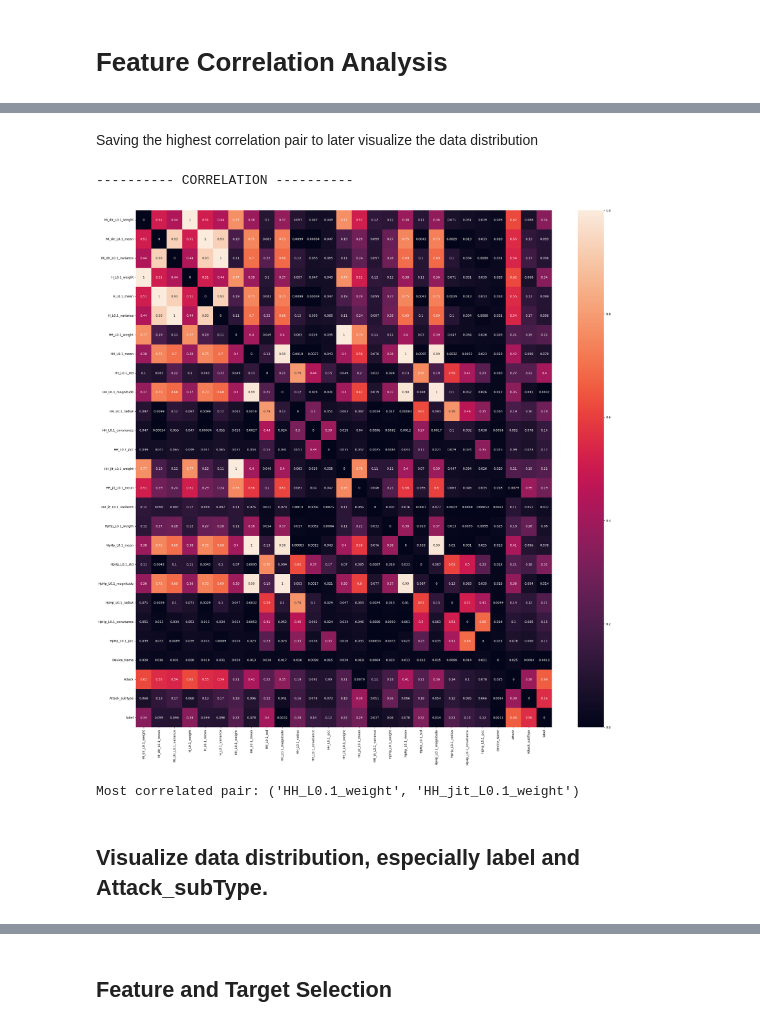
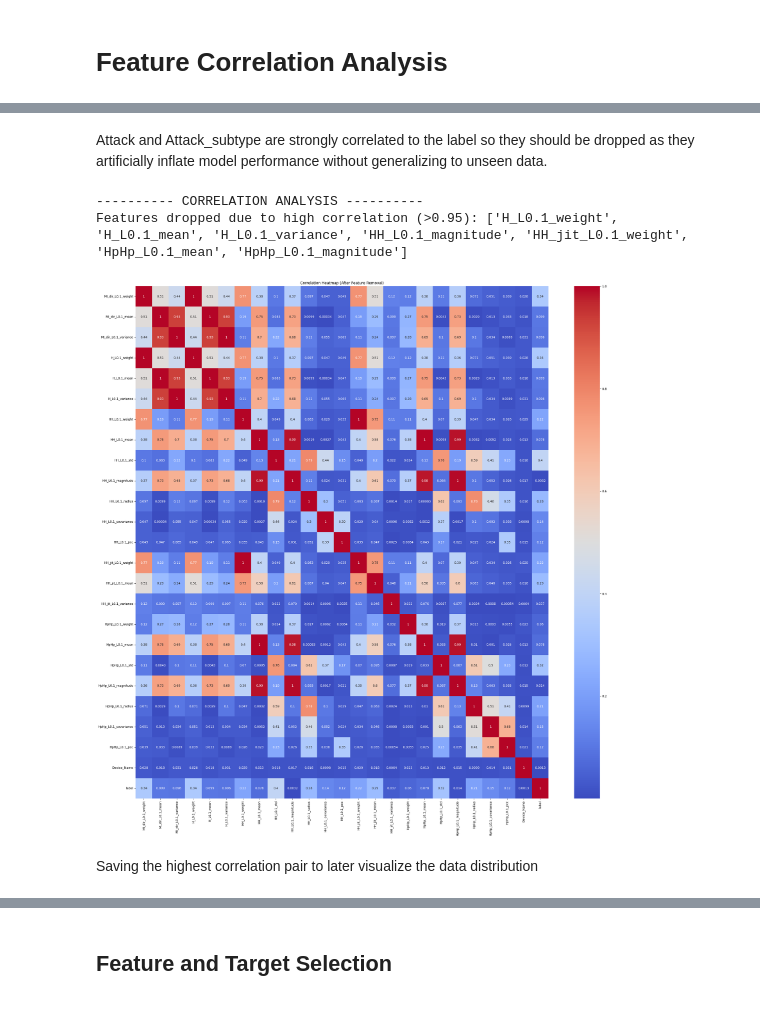
Before and after one commit to HenriqueGuima/IDS-IoT-BotNet, a Jupyter notebook: preprocessing.ipynb, the cells around one changed output, grey strips where cells are left out. Saved outputs shown, nothing was run; the diff lists cells and outputs as text; code cells hidden in the pictures.

```diff
--- a/preprocessing.ipynb
+++ b/preprocessing.ipynb
@@ -57,29 +108,32 @@ Attack_subType: [2 3 4 6 7 1 5 8 0]
+# %% [markdown]
+Attack and Attack_subtype are strongly correlated to the label so they should be dropped as they artificially inflate model performance without generalizing to unseen data.
+# %%
+# Read the data
+df = pd.read_csv('BoTNeTIoT-L01-v2-prepared.csv')
+
+# Function to drop highly correlated features
+def drop_highly_correlated_features(df, threshold=0.95):
+    corr_matrix = df.corr().abs()
+    upper_triangle = corr_matrix.where(np.triu(np.ones(corr_matrix.shape), k=1).astype(bool))
+    to_drop = [column for column in upper_triangle.columns if any(upper_triangle[column] > threshold)]
+    df.drop(columns=to_drop, inplace=True)
+    return df, corr_matrix, to_drop
+
+# Drop highly correlated features
+df, corr, dropped_features = drop_highly_correlated_features(df)
+
+# Print information about dropped features
+print('-'*10, 'CORRELATION ANALYSIS', '-'*10)
+print(f"Features dropped due to high correlation (>{0.95}): {dropped_features}")
+
+# Plot heatmap of updated correlation matrix
+plt.figure(figsize=(30, 30))
+sns.heatmap(corr, annot=True, cmap="coolwarm")
+plt.title('Correlation Heatmap (After Feature Removal)')
+plt.show()
+# %% [output]
+---------- CORRELATION ANALYSIS ----------
+Features dropped due to high correlation (>0.95): ['H_L0.1_weight', 'H_L0.1_mean', 'H_L0.1_variance', 'HH_L0.1_magnitude', 'HH_jit_L0.1_weight', 'HpHp_L0.1_mean', 'HpHp_L0.1_magnitude']
+[figure, added]
 # %% [markdown]
 Saving the highest correlation pair to later visualize the data distribution
-# %%
-# Correlation analysis
-print('-'*10, 'CORRELATION', '-'*10)
-corr = df.corr().abs()
-np.fill_diagonal(corr.values, 0)  # Exclude self-correlation
-
-most_correlated_pair = corr.unstack().idxmax()
-max_correlation = corr.max().max()
-high_corr_pairs = corr[corr == max_correlation].stack().index.tolist()
-
-feature_x, feature_y = most_correlated_pair
-
-# print(corr)
-# print('\n')
-
-# Heatmap
-plt.figure(figsize=(30,30))
-sns.heatmap(corr, annot=True)
-plt.show()
-
-print('Most correlated pair:', most_correlated_pair)
-# %% [output]
----------- CORRELATION ----------
-[figure, removed]
-Most correlated pair: ('HH_L0.1_weight', 'HH_jit_L0.1_weight')
-# %% [markdown]
-## Visualize data distribution, especially label and Attack_subType.
```
Also changed, not shown: parts of 6 cells of this notebook, 7 other files.
